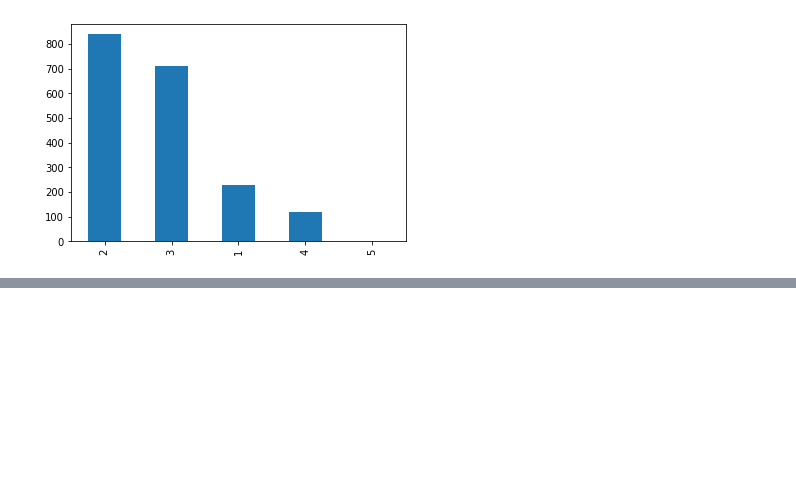
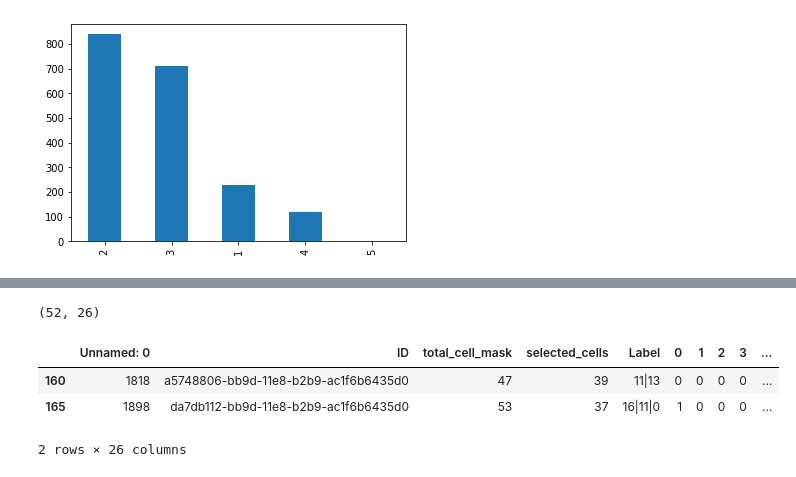
Before and after one commit to yuvaramsingh94/human_protein_atlas, a Jupyter notebook: code/notebook/o2u_analysis.ipynb, the cells around one changed output, grey strips where cells are left out. Drawn from its saved outputs; the diff is of its cells as text; code cells hidden in the pictures; blank space fills up the shorter version.

```diff
--- a/code/notebook/o2u_analysis.ipynb
+++ b/code/notebook/o2u_analysis.ipynb
@@ -405,0 +425,10 @@ what_we_removed["is_single"].value_counts().plot(kind='bar')
+# %%
+mitotic_removed = what_we_removed[what_we_removed['11']==1]
+print(mitotic_removed.shape)
+mitotic_removed.head(2)
+# %% [output]
+(52, 26)
+|  | Unnamed: 0 | ID | total_cell_mask | selected_cells | Label | 0 | 1 | 2 | 3 | ... |
+| 160 | 1818 | a5748806-bb9d-11e8-b2b9-ac1f6b6435d0 | 47 | 39 | 11|13 | 0 | 0 | 0 | 0 | ... |
+| 165 | 1898 | da7db112-bb9d-11e8-b2b9-ac1f6b6435d0 | 53 | 37 | 16|11|0 | 1 | 0 | 0 | 0 | ... |
+2 rows × 26 columns
```
Also changed, not shown: parts of 11 cells of this notebook, 8 other files.
